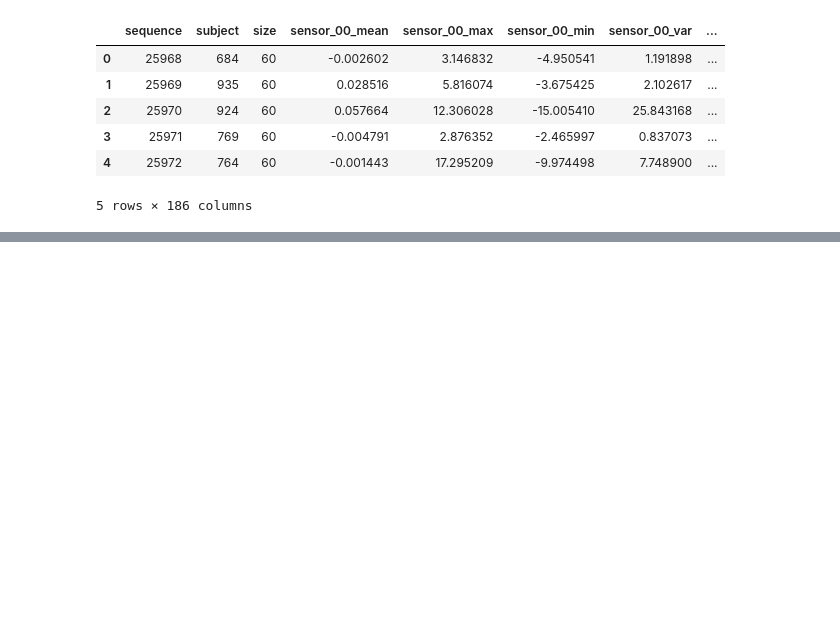
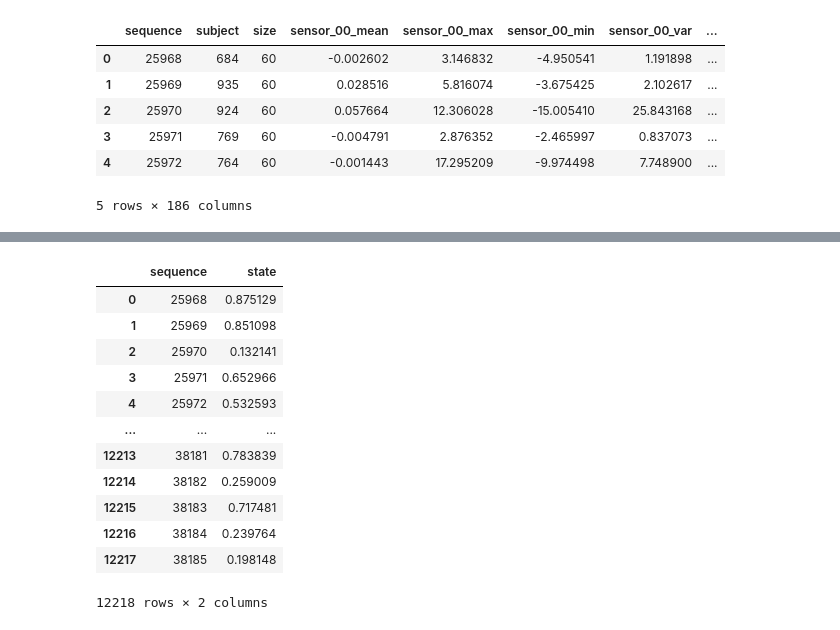
Before and after one commit to RaphaelZH/Kaggle_Competition_Practice_Notebooks_EN, a Jupyter notebook: tabular-playground-series-apr-2022.ipynb, the cells around one changed output, grey strips where cells are left out. Cells and saved outputs as stored; diff of their text form; code cells hidden in the pictures; blank space fills up the shorter version.

```diff
--- a/tabular-playground-series-apr-2022.ipynb
+++ b/tabular-playground-series-apr-2022.ipynb
@@ -460,0 +495,6 @@ submission.head(20)
+# %%
+study = optuna.create_study(direction = 'maximize' , study_name = 'xgbclassifier')
+study.optimize(objective , n_trials = 10)
+print('number of the finished trials:' , len(study.trials))
+print('the parametors of best trial:' , study.best_trial.params)
+print('best value:' , study.best_value)
@@ -460,0 +605,4 @@ submission.head(20)
+# %%
+params = study.best_trial.params
+
+print(params)
@@ -460,0 +611,11 @@ submission.head(20)
+# %%
+xgb = XGBClassifier(**params)
+
+xgb.fit(
+    X_train,
+    y_train,
+    eval_set = [(X_valid, y_valid)],
+    eval_metric = ['auc','logloss'],
+    early_stopping_rounds = 64,
+    verbose = 32
+)
@@ -460,0 +638,21 @@ submission.head(20)
+# %%
+best_xgb_preds = xgb.predict_proba(test_merge_data[features])[:, 1]
+best_submission = submission.copy()
+best_submission['state'] = best_xgb_preds
+best_submission.to_csv('best_submission_xgb.csv', index = False)
+# %%
+best_submission
+# %% [output]
+|  | sequence | state |
+| 0 | 25968 | 0.875129 |
+| 1 | 25969 | 0.851098 |
+| 2 | 25970 | 0.132141 |
+| 3 | 25971 | 0.652966 |
+| 4 | 25972 | 0.532593 |
+| ... | ... | ... |
+| 12213 | 38181 | 0.783839 |
+| 12214 | 38182 | 0.259009 |
+| 12215 | 38183 | 0.717481 |
+| 12216 | 38184 | 0.239764 |
+| 12217 | 38185 | 0.198148 |
+12218 rows × 2 columns
```
Also changed, not shown: parts of 10 cells of this notebook.
